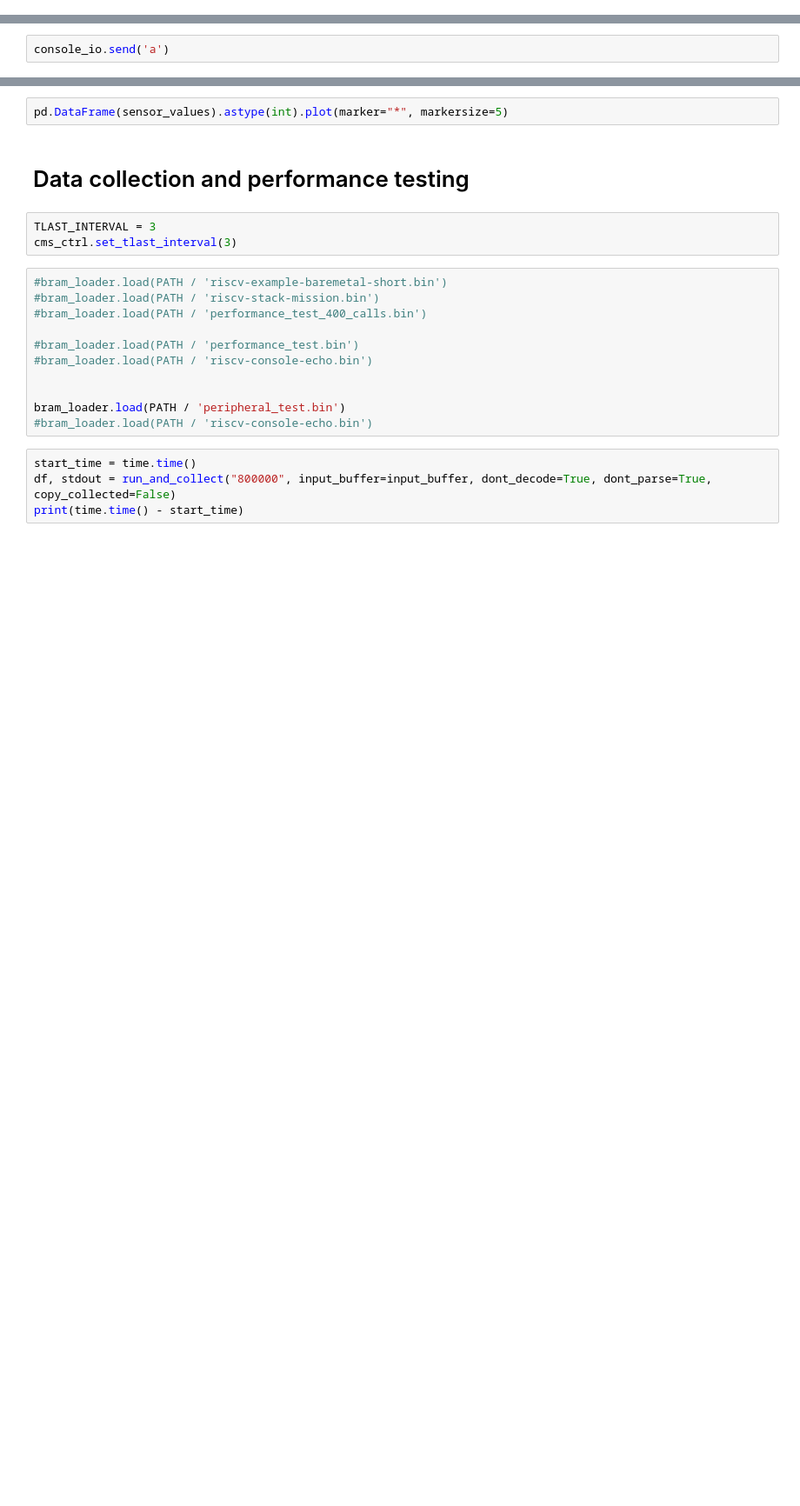
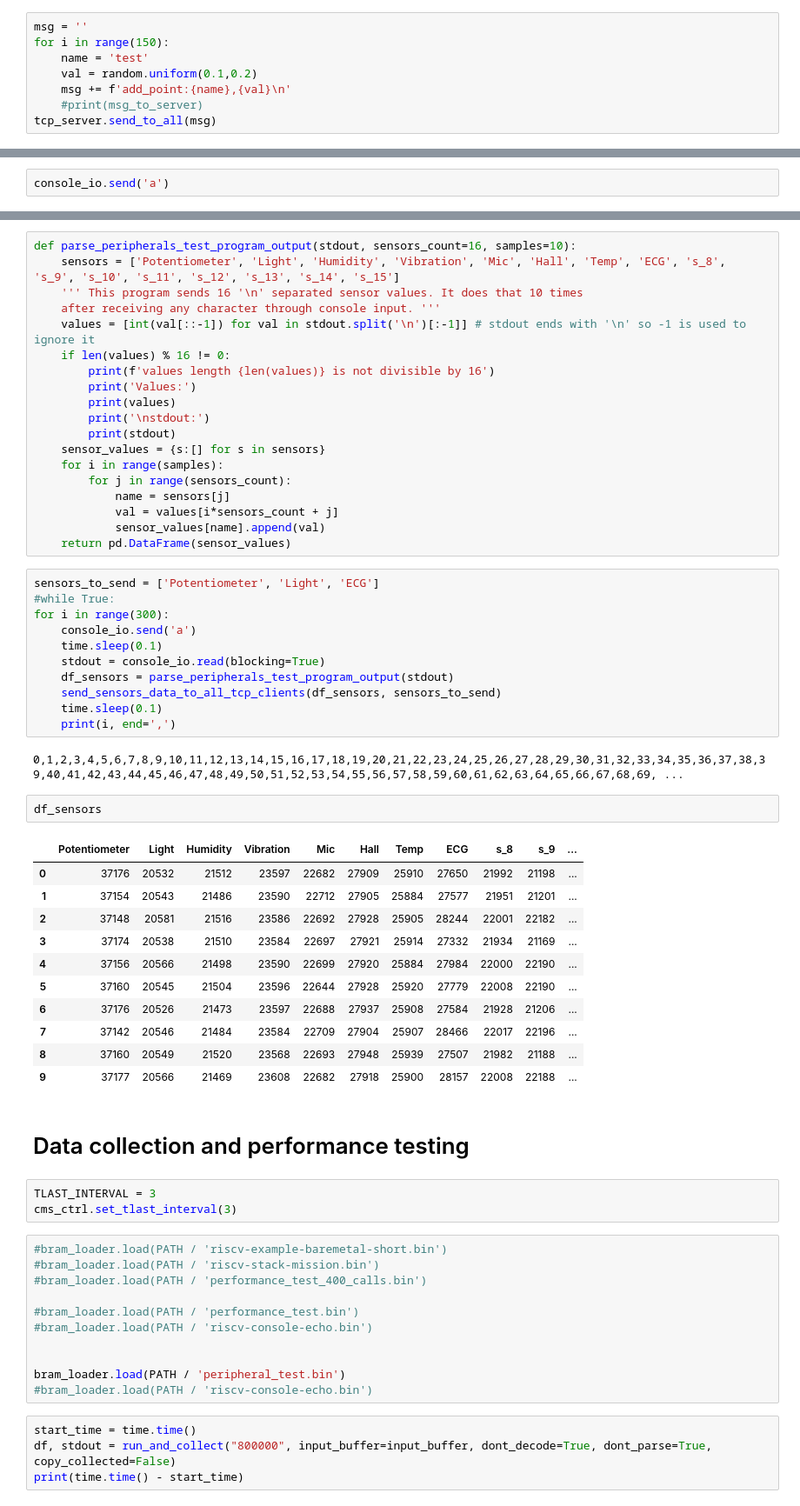
Before and after one commit to michalmonday/xohw23-121, a Jupyter notebook: jupyter_notebooks/pynq_wrapper.ipynb, the cells around one changed output, grey strips where cells are left out. Shown at 87% size. Drawn from its saved outputs; the diff is of its cells as text; blank space fills up the shorter version.

```diff
--- a/jupyter_notebooks/pynq_wrapper.ipynb
+++ b/jupyter_notebooks/pynq_wrapper.ipynb
@@ -373,0 +534,8 @@ print(mem)
+# %%
+msg = ''
+for i in range(150):
+    name = 'test'
+    val = random.uniform(0.1,0.2)
+    msg += f'add_point:{name},{val}\n'
+    #print(msg_to_server)
+tcp_server.send_to_all(msg)
@@ -501,5 +740,49 @@ KeyboardInterrupt:
-# %%
-pd.DataFrame(sensor_values).astype(int).plot(marker="*", markersize=5)
+# %%
+def parse_peripherals_test_program_output(stdout, sensors_count=16, samples=10):
+    sensors = ['Potentiometer', 'Light', 'Humidity', 'Vibration', 'Mic', 'Hall', 'Temp', 'ECG', 's_8', 's_9', 's_10', 's_11', 's_12', 's_13', 's_14', 's_15']
+    ''' This program sends 16 '\n' separated sensor values. It does that 10 times
+    after receiving any character through console input. '''
+    values = [int(val[::-1]) for val in stdout.split('\n')[:-1]] # stdout ends with '\n' so -1 is used to ignore it
+    if len(values) % 16 != 0:
+        print(f'values length {len(values)} is not divisible by 16')
+        print('Values:')
+        print(values)
+        print('\nstdout:')
+        print(stdout)
+    sensor_values = {s:[] for s in sensors}
+    for i in range(samples):
+        for j in range(sensors_count):
+            name = sensors[j]
+            val = values[i*sensors_count + j]
+            sensor_values[name].append(val)
+    return pd.DataFrame(sensor_values)
+# %%
+sensors_to_send = ['Potentiometer', 'Light', 'ECG']
+#while True:
+for i in range(300):
+    console_io.send('a')
+    time.sleep(0.1)
+    stdout = console_io.read(blocking=True)
+    df_sensors = parse_peripherals_test_program_output(stdout)
+    send_sensors_data_to_all_tcp_clients(df_sensors, sensors_to_send)
+    time.sleep(0.1)
+    print(i, end=',')
+# %% [output]
+0,1,2,3,4,5,6,7,8,9,10,11,12,13,14,15,16,17,18,19,20,21,22,23,24,25,26,27,28,29,30,31,32,33,34,35,36,37,38,39,40,41,42,43,44,45,46,47,48,49,50,51,52,53,54,55,56,57,58,59,60,61,62,63,64,65,66,67,68,69, ...
+# %%
+df_sensors
+# %% [output]
+|  | Potentiometer | Light | Humidity | Vibration | Mic | Hall | Temp | ECG | s_8 | s_9 | ... |
+| 0 | 37176 | 20532 | 21512 | 23597 | 22682 | 27909 | 25910 | 27650 | 21992 | 21198 | ... |
+| 1 | 37154 | 20543 | 21486 | 23590 | 22712 | 27905 | 25884 | 27577 | 21951 | 21201 | ... |
+| 2 | 37148 | 20581 | 21516 | 23586 | 22692 | 27928 | 25905 | 28244 | 22001 | 22182 | ... |
+| 3 | 37174 | 20538 | 21510 | 23584 | 22697 | 27921 | 25914 | 27332 | 21934 | 21169 | ... |
+| 4 | 37156 | 20566 | 21498 | 23590 | 22699 | 27920 | 25884 | 27984 | 22000 | 22190 | ... |
+| 5 | 37160 | 20545 | 21504 | 23596 | 22644 | 27928 | 25920 | 27779 | 22008 | 22190 | ... |
+| 6 | 37176 | 20526 | 21473 | 23597 | 22688 | 27937 | 25908 | 27584 | 21928 | 21206 | ... |
+| 7 | 37142 | 20546 | 21484 | 23584 | 22709 | 27904 | 25907 | 28466 | 22017 | 22196 | ... |
+| 8 | 37160 | 20549 | 21520 | 23568 | 22693 | 27948 | 25939 | 27507 | 21982 | 21188 | ... |
+| 9 | 37177 | 20566 | 21469 | 23608 | 22682 | 27918 | 25900 | 28157 | 22008 | 22188 | ... |
 # %% [markdown]
 # Data collection and performance testing
 # %%
```
Also changed, not shown: parts of 30 cells of this notebook, 1 other file.
